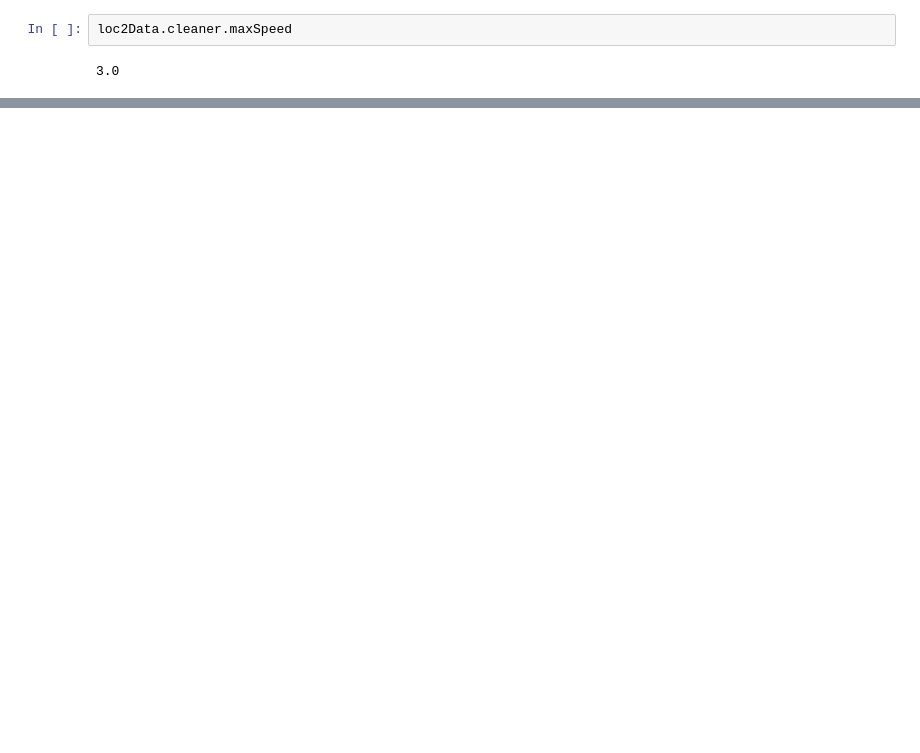
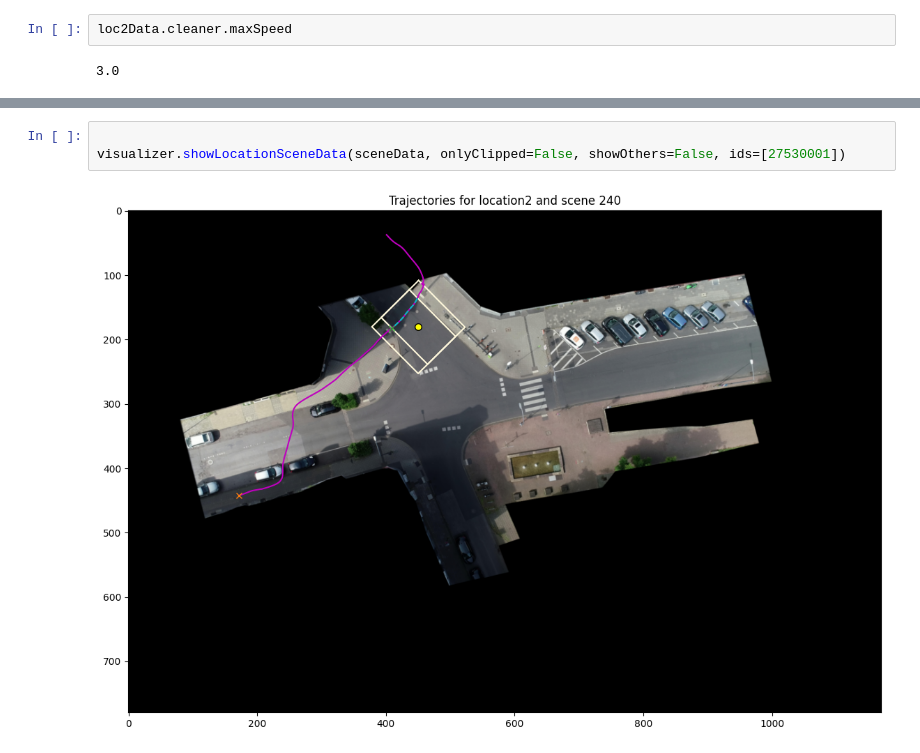
Before and after one commit to ika-rwth-aachen/drone-dataset-tools, a Jupyter notebook: src/notebooks/extractor-all.ipynb, the cells around one changed output, grey strips where cells are left out. Drawn from its saved outputs; the diff is of its cells as text; blank space fills up the shorter version.

```diff
--- a/src/notebooks/extractor-all.ipynb
+++ b/src/notebooks/extractor-all.ipynb
@@ -135,0 +166,5 @@ loc2Data.cleaner.maxSpeed
+# %%
+
+visualizer.showLocationSceneData(sceneData, onlyClipped=False, showOthers=False, ids=[27530001])
+# %% [output]
+[figure, added]
```
Also changed, not shown: parts of 13 cells of this notebook, 3 other files.
